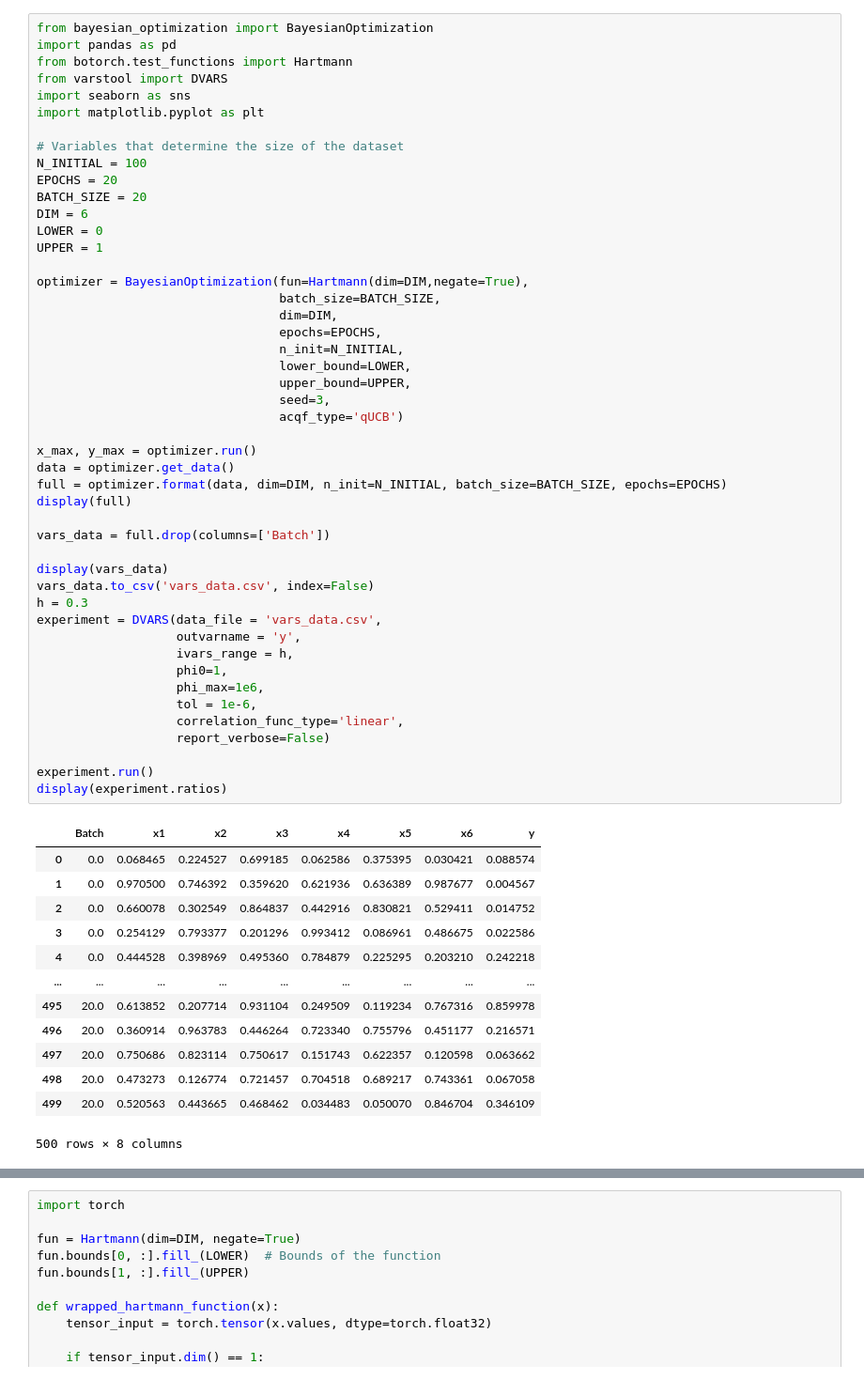
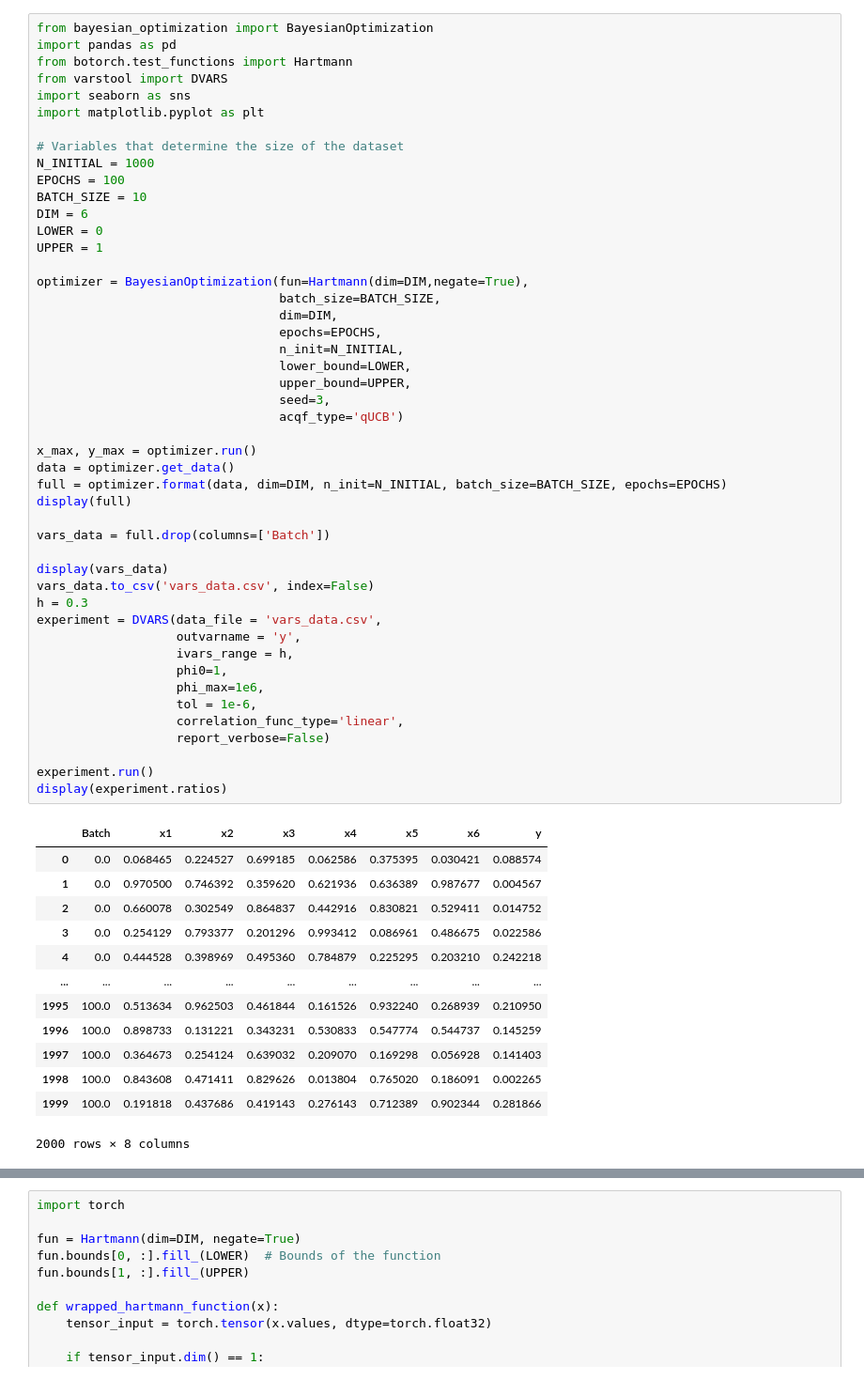
Before and after one commit to Schubydo/msc_code, a Jupyter notebook: SO_Numerical_Experiments/vars_hartmann.ipynb, the cells around one changed output, grey strips where cells are left out. Shown: that part at 94% size. Drawn from its saved outputs; the diff is of its cells as text.

```diff
--- a/SO_Numerical_Experiments/vars_hartmann.ipynb
+++ b/SO_Numerical_Experiments/vars_hartmann.ipynb
@@ -7,9 +7,9 @@ import seaborn as sns
 import matplotlib.pyplot as plt
 
 # Variables that determine the size of the dataset
-N_INITIAL = 100
-EPOCHS = 20
-BATCH_SIZE = 20
+N_INITIAL = 1000
+EPOCHS = 100
+BATCH_SIZE = 10
 DIM = 6
 LOWER = 0
 UPPER = 1
@@ -26,39 +26,39 @@ optimizer = BayesianOptimization(fun=Hartmann(dim=DIM,negate=True),
 
 x_max, y_max = optimizer.run()
 data = optimizer.get_data()
 full = optimizer.format(data, dim=DIM, n_init=N_INITIAL, batch_size=BATCH_SIZE, epochs=EPOCHS)
 display(full)
 
 vars_data = full.drop(columns=['Batch'])
 
 display(vars_data)
 vars_data.to_csv('vars_data.csv', index=False)
 h = 0.3
 experiment = DVARS(data_file = 'vars_data.csv',
                    outvarname = 'y',
                    ivars_range = h,
                    phi0=1,
                    phi_max=1e6,
                    tol = 1e-6,
                    correlation_func_type='linear',
                    report_verbose=False)
 
 experiment.run()
 display(experiment.ratios)
 # %% [output]
 |  | Batch | x1 | x2 | x3 | x4 | x5 | x6 | y |
 | 0 | 0.0 | 0.068465 | 0.224527 | 0.699185 | 0.062586 | 0.375395 | 0.030421 | 0.088574 |
 | 1 | 0.0 | 0.970500 | 0.746392 | 0.359620 | 0.621936 | 0.636389 | 0.987677 | 0.004567 |
 | 2 | 0.0 | 0.660078 | 0.302549 | 0.864837 | 0.442916 | 0.830821 | 0.529411 | 0.014752 |
 | 3 | 0.0 | 0.254129 | 0.793377 | 0.201296 | 0.993412 | 0.086961 | 0.486675 | 0.022586 |
 | 4 | 0.0 | 0.444528 | 0.398969 | 0.495360 | 0.784879 | 0.225295 | 0.203210 | 0.242218 |
 | ... | ... | ... | ... | ... | ... | ... | ... | ... |
-| 495 | 20.0 | 0.613852 | 0.207714 | 0.931104 | 0.249509 | 0.119234 | 0.767316 | 0.859978 |
-| 496 | 20.0 | 0.360914 | 0.963783 | 0.446264 | 0.723340 | 0.755796 | 0.451177 | 0.216571 |
-| 497 | 20.0 | 0.750686 | 0.823114 | 0.750617 | 0.151743 | 0.622357 | 0.120598 | 0.063662 |
-| 498 | 20.0 | 0.473273 | 0.126774 | 0.721457 | 0.704518 | 0.689217 | 0.743361 | 0.067058 |
-| 499 | 20.0 | 0.520563 | 0.443665 | 0.468462 | 0.034483 | 0.050070 | 0.846704 | 0.346109 |
+| 1995 | 100.0 | 0.513634 | 0.962503 | 0.461844 | 0.161526 | 0.932240 | 0.268939 | 0.210950 |
+| 1996 | 100.0 | 0.898733 | 0.131221 | 0.343231 | 0.530833 | 0.547774 | 0.544737 | 0.145259 |
+| 1997 | 100.0 | 0.364673 | 0.254124 | 0.639032 | 0.209070 | 0.169298 | 0.056928 | 0.141403 |
+| 1998 | 100.0 | 0.843608 | 0.471411 | 0.829626 | 0.013804 | 0.765020 | 0.186091 | 0.002265 |
+| 1999 | 100.0 | 0.191818 | 0.437686 | 0.419143 | 0.276143 | 0.712389 | 0.902344 | 0.281866 |
-500 rows × 8 columns
+2000 rows × 8 columns
 |  | x1 | x2 | x3 | x4 | x5 | x6 | y |
 | 0 | 0.068465 | 0.224527 | 0.699185 | 0.062586 | 0.375395 | 0.030421 | 0.088574 |
 | 1 | 0.970500 | 0.746392 | 0.359620 | 0.621936 | 0.636389 | 0.987677 | 0.004567 |
```
Also changed, not shown: parts of 5 cells of this notebook, 1 other file.
